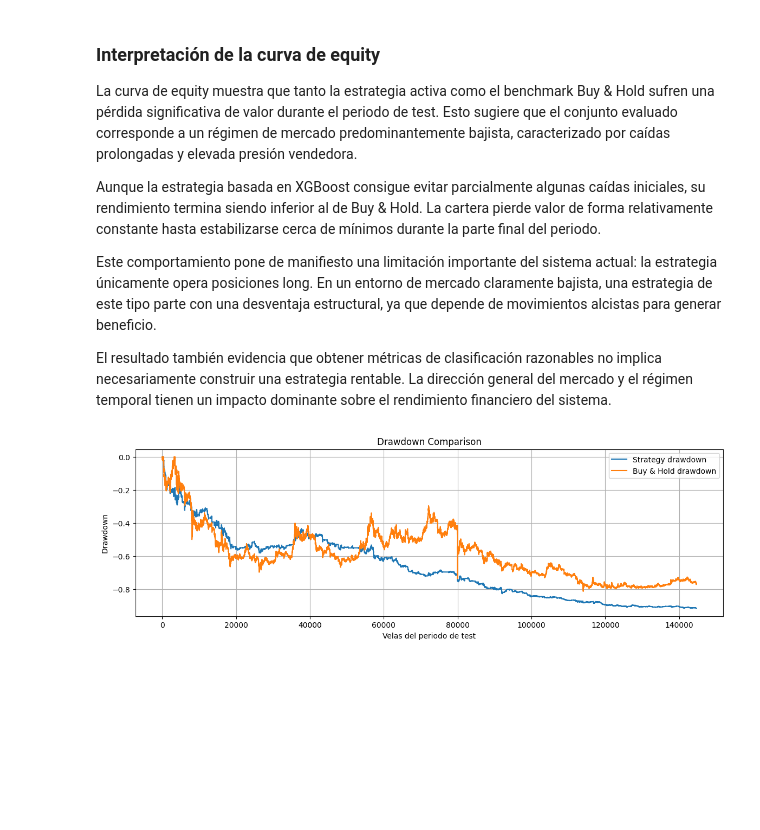
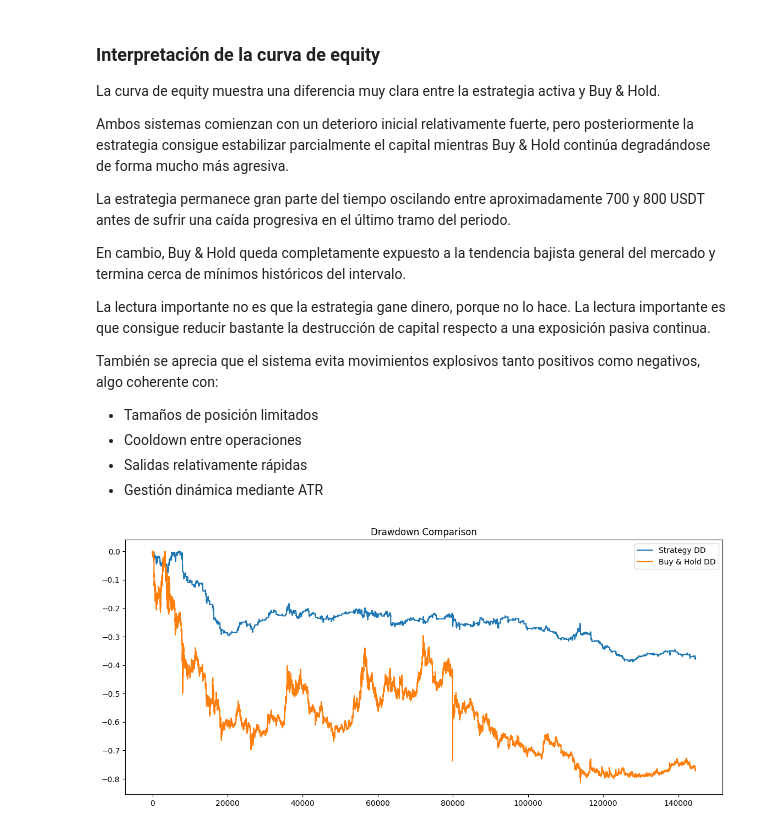
Before and after one commit to Prograwomack/tfm, a Jupyter notebook: notebooks/05_backtesting_doge.ipynb, the cells around one changed output. Cells and saved outputs as stored; diff of their text form; code cells hidden in the pictures; blank space fills up the shorter version.

Commit message:
Comments and format editing

```diff
--- a/notebooks/05_backtesting_doge.ipynb
+++ b/notebooks/05_backtesting_doge.ipynb
@@ -255,20 +288,16 @@ def run_backtest(
 # %%
 # ============================================================
 # Buy and Hold benchmark
-# Esta función calcula el rendimiento de una estrategia pasiva de Buy & Hold.
-# El benchmark compra DOGE al inicio del periodo de test y mantiene la posición hasta el final.
-# Esta comparación es imprescindible porque una estrategia activa no solo debe ganar dinero, también debería justificar que aporta valor frente a comprar y esperar.
+# Esta función calcula el rendimiento de una estrategia pasiva Buy & Hold.
+# El benchmark permite comparar si la estrategia activa realmente aporta valor frente a simplemente mantener DOGE durante el mismo periodo.
 # ============================================================
 
-def add_buy_and_hold(df, price_col="close", initial_balance=INITIAL_BALANCE, fee_rate=FEE_RATE):
-    df = df.copy().reset_index(drop=True)
+def buy_and_hold_equity(test_df):
 
-    first_price = df.loc[0, price_col]
-    units = (initial_balance * (1 - fee_rate)) / first_price
+    first_price = test_df["close"].iloc[0]
 
-    df["buy_hold_equity"] = units * df[price_col]
-    df["buy_hold_return"] = df["buy_hold_equity"].pct_change().fillna(0)
-    df["buy_hold_cummax"] = df["buy_hold_equity"].cummax()
-    df["buy_hold_drawdown"] = (df["buy_hold_equity"] / df["buy_hold_cummax"]) - 1
+    coins = INITIAL_BALANCE / first_price
 
-    return df
+    equity = coins * test_df["close"]
+
+    return equity
@@ -392,32 +452,46 @@ plt.show()
 # %% [markdown]
 ### Interpretación de la curva de equity
 
-La curva de equity muestra que tanto la estrategia activa como el benchmark Buy & Hold sufren una pérdida significativa de valor durante el periodo de test. Esto sugiere que el conjunto evaluado corresponde a un régimen de mercado predominantemente bajista, caracterizado por caídas prolongadas y elevada presión vendedora.
+La curva de equity muestra una diferencia muy clara entre la estrategia activa y Buy & Hold.
 
-Aunque la estrategia basada en XGBoost consigue evitar parcialmente algunas caídas iniciales, su rendimiento termina siendo inferior al de Buy & Hold. La cartera pierde valor de forma relativamente constante hasta estabilizarse cerca de mínimos durante la parte final del periodo.
+Ambos sistemas comienzan con un deterioro inicial relativamente fuerte, pero posteriormente la estrategia consigue estabilizar parcialmente el capital mientras Buy & Hold continúa degradándose de forma mucho más agresiva.
 
-Este comportamiento pone de manifiesto una limitación importante del sistema actual: la estrategia únicamente opera posiciones long. En un entorno de mercado claramente bajista, una estrategia de este tipo parte con una desventaja estructural, ya que depende de movimientos alcistas para generar beneficio.
+La estrategia permanece gran parte del tiempo oscilando entre aproximadamente 700 y 800 USDT antes de sufrir una caída progresiva en el último tramo del periodo.
 
-El resultado también evidencia que obtener métricas de clasificación razonables no implica necesariamente construir una estrategia rentable. La dirección general del mercado y el régimen temporal tienen un impacto dominante sobre el rendimiento financiero del sistema.
+En cambio, Buy & Hold queda completamente expuesto a la tendencia bajista general del mercado y termina cerca de mínimos históricos del intervalo.
+
+La lectura importante no es que la estrategia gane dinero, porque no lo hace. La lectura importante es que consigue reducir bastante la destrucción de capital respecto a una exposición pasiva continua.
+
+También se aprecia que el sistema evita movimientos explosivos tanto positivos como negativos, algo coherente con:
+
+- Tamaños de posición limitados
+- Cooldown entre operaciones
+- Salidas relativamente rápidas
+- Gestión dinámica mediante ATR
 # %%
 # ============================================================
 # Drawdown comparison
-# Esta visualización muestra la caída porcentual desde el máximo acumulado de cada estrategia.
-# El drawdown permite evaluar el riesgo asumido, no solo la rentabilidad final.
-# En trading, una estrategia rentable puede no ser aceptable si durante el camino sufre pérdidas intermedias demasiado elevadas.
+# Esta visualización representa las caídas acumuladas desde máximos históricos de capital.
 # ============================================================
 
-plt.figure(figsize=(14, 4))
-plt.plot(bt["drawdown"], label="Strategy drawdown")
-plt.plot(bt["buy_hold_drawdown"], label="Buy & Hold drawdown")
+strategy_drawdown = drawdown
+
+buy_hold_rollmax = pd.Series(buy_hold_equity).cummax()
+
+buy_hold_drawdown = (
+    pd.Series(buy_hold_equity) - buy_hold_rollmax
+) / buy_hold_rollmax
+
+plt.figure(figsize=(14, 6))
+
+plt.plot(strategy_drawdown, label="Strategy DD")
+plt.plot(buy_hold_drawdown, label="Buy & Hold DD")
+
+plt.legend()
 plt.title("Drawdown Comparison")
-plt.xlabel("Velas del periodo de test")
-plt.ylabel("Drawdown")
-plt.legend()
-plt.grid(True)
 plt.show()
 # %% [output]
-[figure, old version]
+[figure, new version]
 # %% [markdown]
 ### Interpretación del drawdown
 
```
Also changed, not shown: parts of 20 cells of this notebook.
